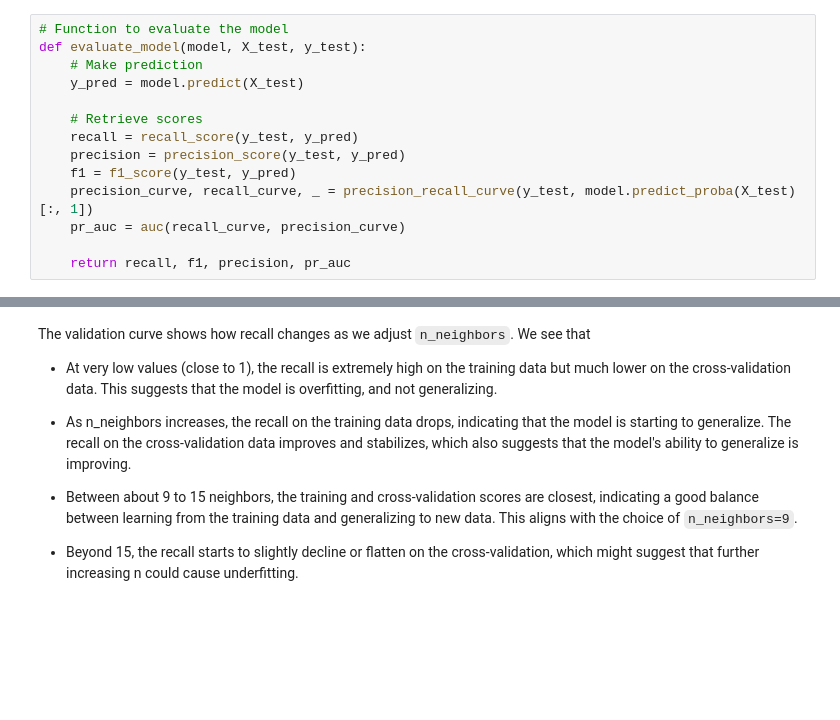
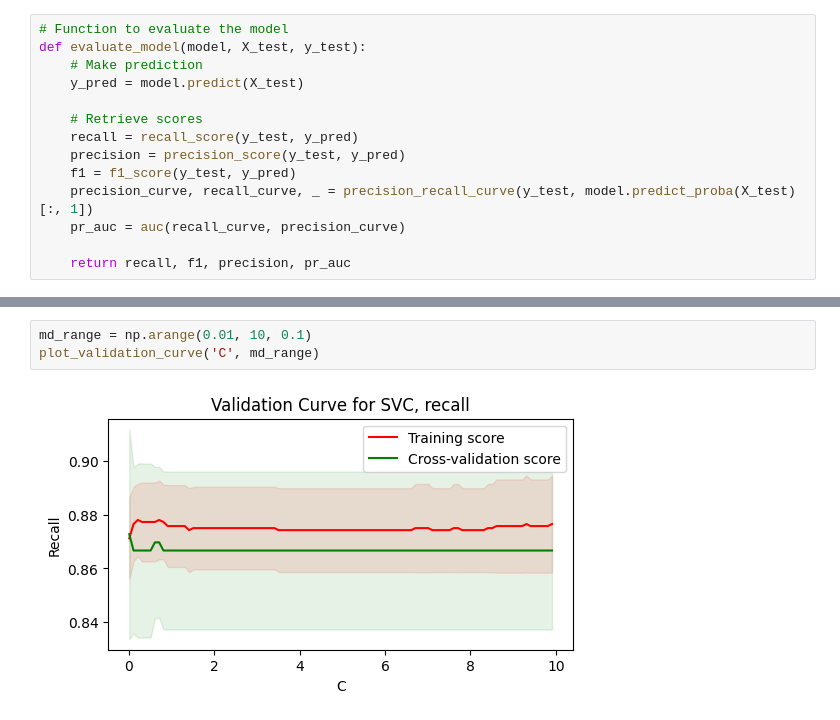
Before and after one commit to magnuis/ai_applied_to_engineering, a Jupyter notebook: project_part_2/svm.ipynb, the cells around one changed output, grey strips where cells are left out. Saved outputs shown, nothing was run; the diff lists cells and outputs as text; blank space fills up the shorter version.

```diff
--- a/project_part_2/svm.ipynb
+++ b/project_part_2/svm.ipynb
@@ -228,10 +225,5 @@ plt.show()
-# %% [markdown]
-The validation curve shows how recall changes as we adjust `n_neighbors`. We see that
-
-- At very low values (close to 1), the recall is extremely high on the training data but much lower on the cross-validation data. This suggests that the model is overfitting, and not generalizing.
-
-- As n_neighbors increases, the recall on the training data drops, indicating that the model is starting to generalize. The recall on the cross-validation data improves and stabilizes, which also suggests that the model's ability to generalize is improving.
-
-- Between about 9 to 15 neighbors, the training and cross-validation scores are closest, indicating a good balance between learning from the training data and generalizing to new data. This aligns with the choice of `n_neighbors=9`.
-
-- Beyond 15, the recall starts to slightly decline or flatten on the cross-validation, which might suggest that further increasing n could cause underfitting.
+# %%
+md_range = np.arange(0.01, 10, 0.1)
+plot_validation_curve('C', md_range)
+# %% [output]
+[figure, added]
```
Also changed, not shown: parts of 16 cells of this notebook.
